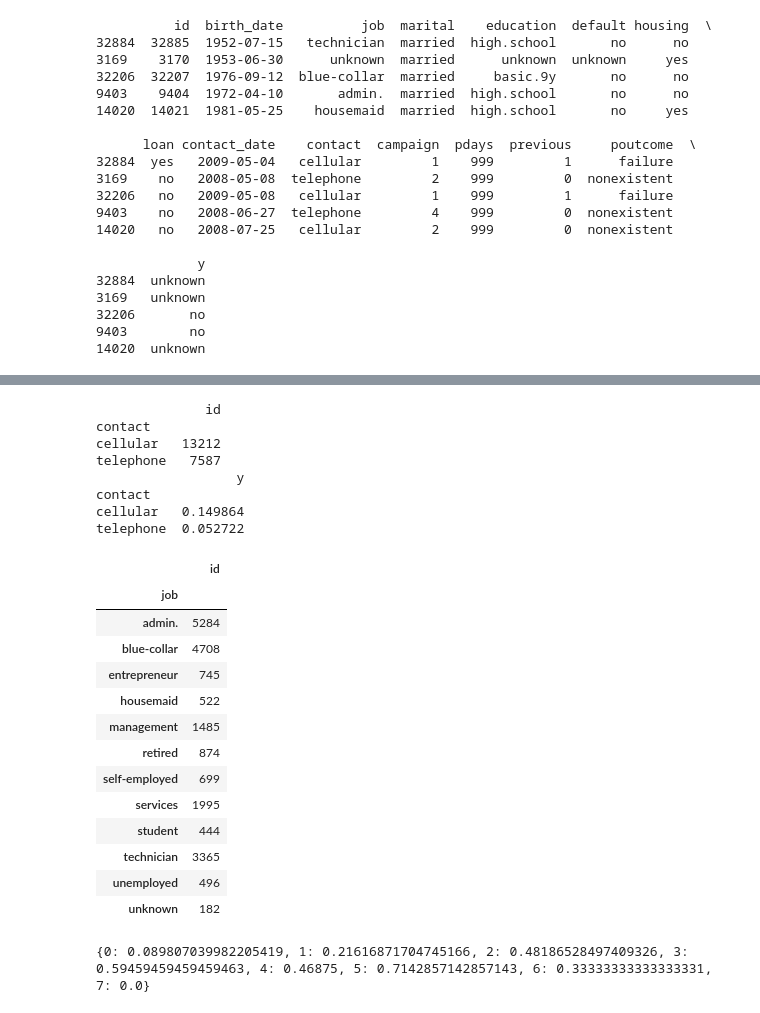
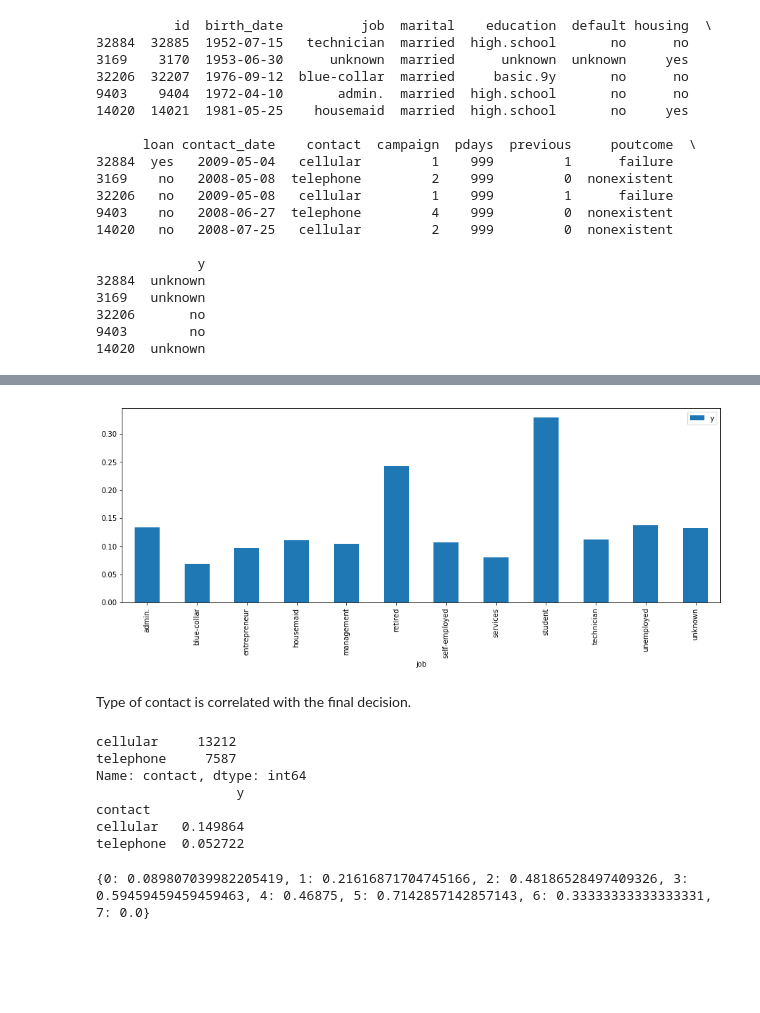
Before and after one commit to kmichael08/kaggle-banking-ml-predictions, a Jupyter notebook: experiments.ipynb, the cells around one changed output, grey strips where cells are left out. Drawn from its saved outputs; the diff is of its cells as text; code cells hidden in the pictures; blank space fills up the shorter version.

```diff
--- a/experiments.ipynb
+++ b/experiments.ipynb
@@ -87,32 +163,22 @@ train_df.get(['id', 'y']).groupby(['y']).count()
+# %%
+job_means = train_df.get(['job', 'y']).groupby(['job']).mean()
+job_means.plot(kind='bar', figsize=(15, 5))
+plt.show()
+# %% [output]
+[figure, added]
+# %% [markdown]
+Type of contact is correlated with the final decision.
 # %%
-print(train_df.get(['id', 'contact']).groupby(['contact']).count())
+print(pd.value_counts(train_df.contact))
 print(train_df.get(['y', 'contact']).groupby(['contact']).mean())
 # %% [output]
-              id
-contact
-cellular   13212
-telephone   7587
+cellular     13212
+telephone     7587
+Name: contact, dtype: int64
                   y
 contact
 cellular   0.149864
 telephone  0.052722
-# %%
-train_df.get(['id', 'job']).groupby(['job']).count()
-# %% [output]
-|  | id |
-| job |  |
-| admin. | 5284 |
-| blue-collar | 4708 |
-| entrepreneur | 745 |
-| housemaid | 522 |
-| management | 1485 |
-| retired | 874 |
-| self-employed | 699 |
-| services | 1995 |
-| student | 444 |
-| technician | 3365 |
-| unemployed | 496 |
-| unknown | 182 |
 # %%
 mapping = train_df.get(['previous', 'y']).groupby(['previous']).agg(np.mean)
 mapping_dict = dict(zip(range(8), mapping.y))
```
Also changed, not shown: parts of 25 cells of this notebook.
